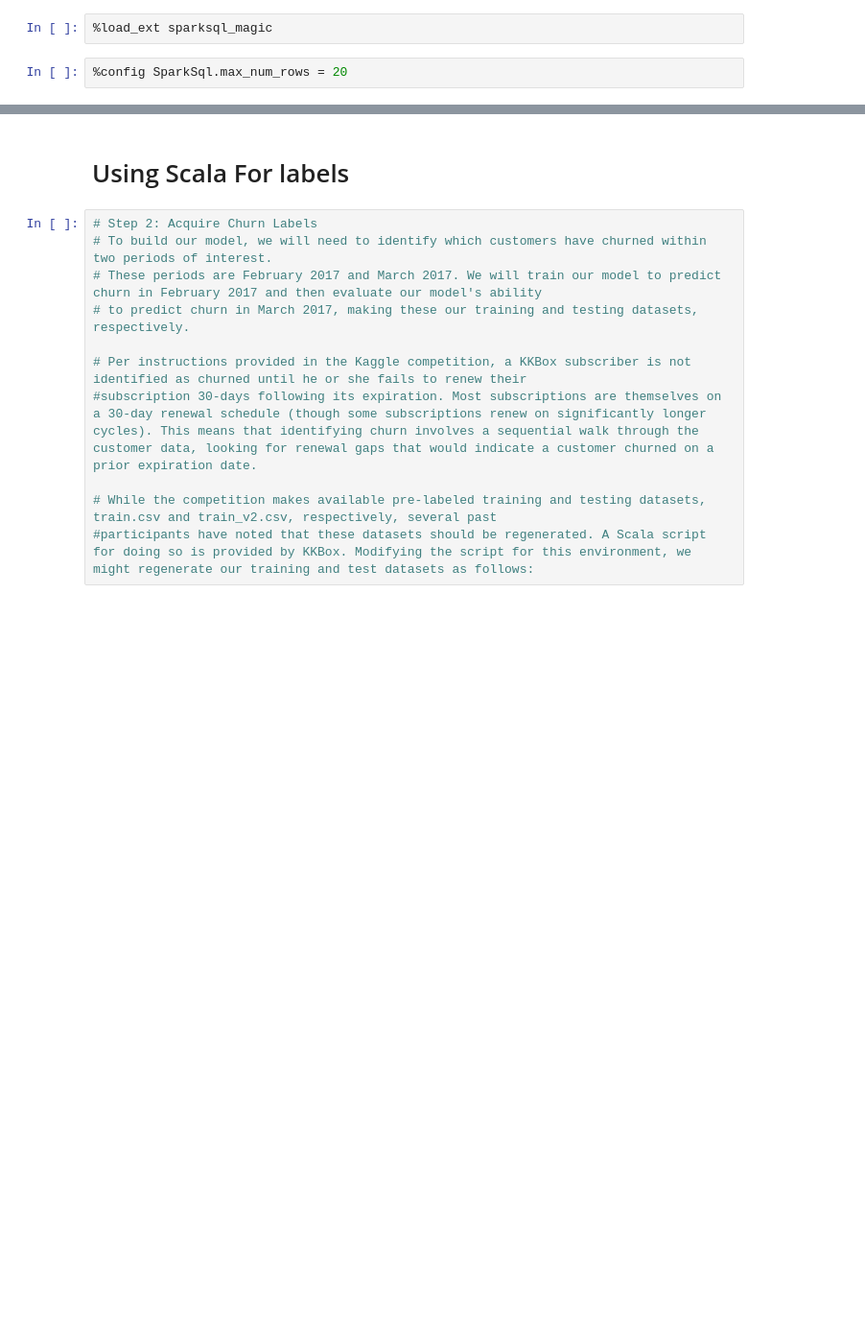
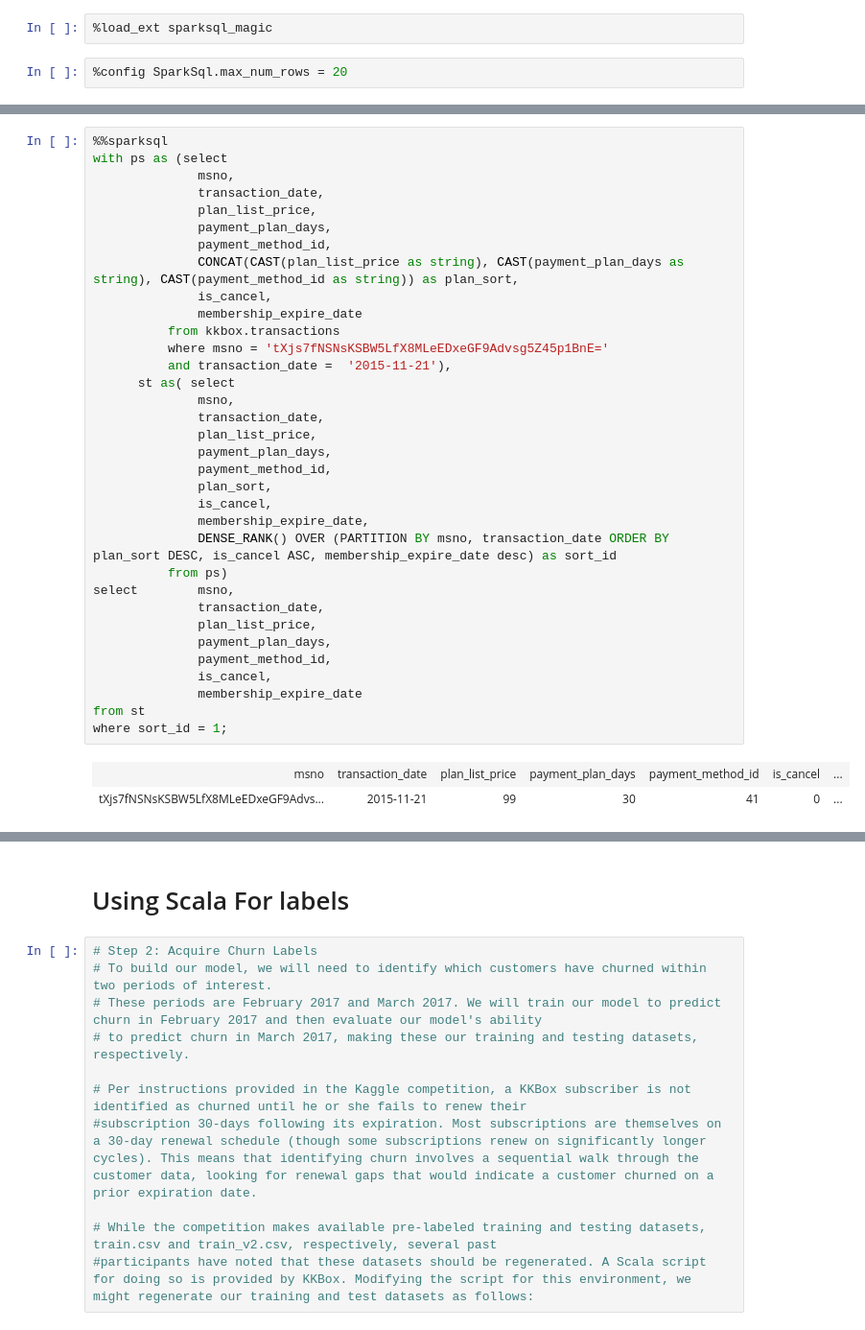
Before and after one commit to sjtalkar/DP-203-Azure-Data-Engineering-Notes, a Jupyter notebook: SparkAndDeltaLake.ipynb, the cells around one changed output, grey strips where cells are left out. Shown: that part at 96% size. Cells and saved outputs as stored; diff of their text form; blank space fills up the shorter version.

```diff
--- a/SparkAndDeltaLake.ipynb
+++ b/SparkAndDeltaLake.ipynb
@@ -380,0 +473,37 @@ select * from kkbox.transactions limit 20
+# %%
+%%sparksql
+with ps as (select
+              msno,
+              transaction_date,
+              plan_list_price,
+              payment_plan_days,
+              payment_method_id,
+              CONCAT(CAST(plan_list_price as string), CAST(payment_plan_days as string), CAST(payment_method_id as string)) as plan_sort,
+              is_cancel,
+              membership_expire_date
+          from kkbox.transactions
+          where msno = 'tXjs7fNSNsKSBW5LfX8MLeEDxeGF9Advsg5Z45p1BnE='
+          and transaction_date =  '2015-11-21'),
+      st as( select
+              msno,
+              transaction_date,
+              plan_list_price,
+              payment_plan_days,
+              payment_method_id,
+              plan_sort,
+              is_cancel,
+              membership_expire_date,
+              DENSE_RANK() OVER (PARTITION BY msno, transaction_date ORDER BY plan_sort DESC, is_cancel ASC, membership_expire_date desc) as sort_id
+          from ps)
+select        msno,
+              transaction_date,
+              plan_list_price,
+              payment_plan_days,
+              payment_method_id,
+              is_cancel,
+              membership_expire_date
+from st
+where sort_id = 1;
+# %% [output]
+| msno | transaction_date | plan_list_price | payment_plan_days | payment_method_id | is_cancel | ... |
+| tXjs7fNSNsKSBW5LfX8MLeEDxeGF9Advs... | 2015-11-21 | 99 | 30 | 41 | 0 | ... |
```
Also changed, not shown: parts of 8 cells of this notebook.
